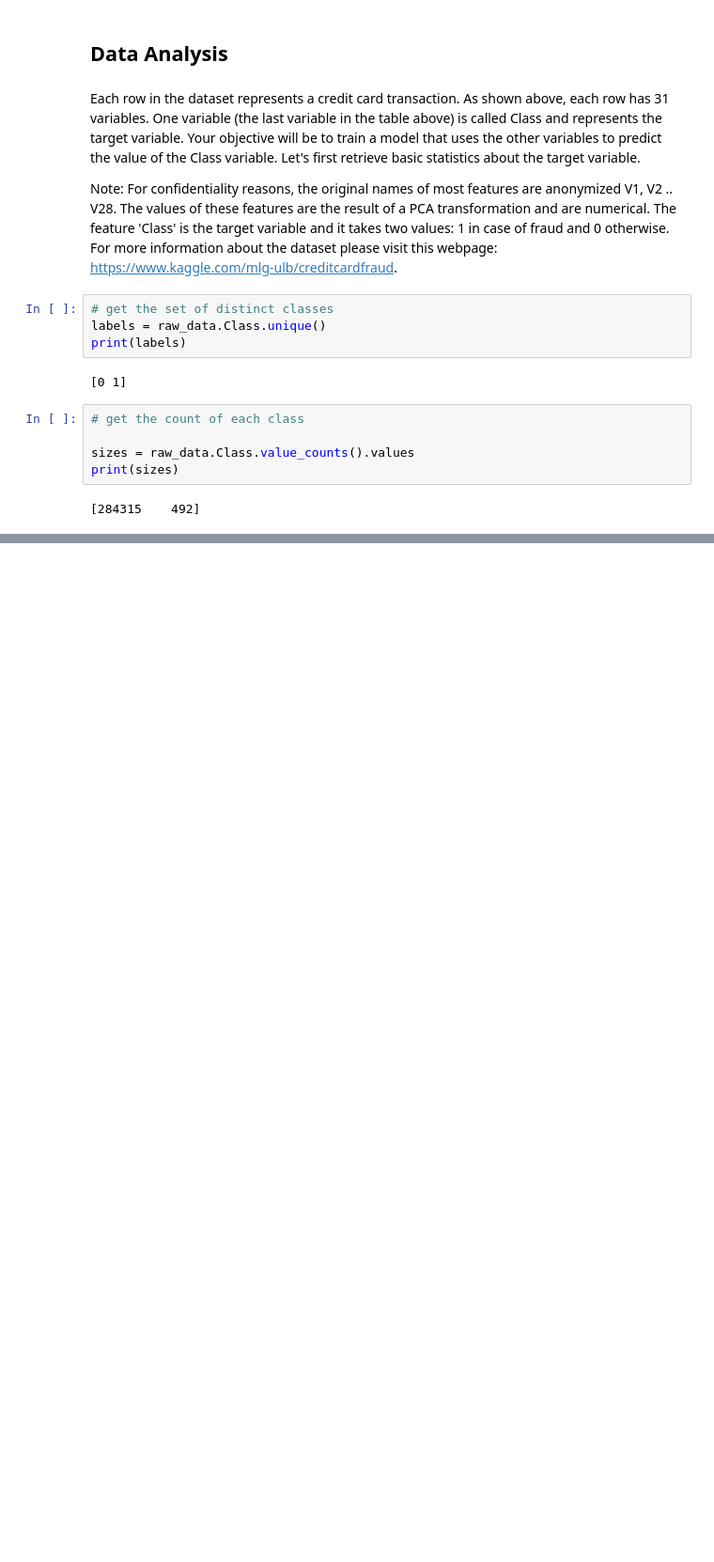
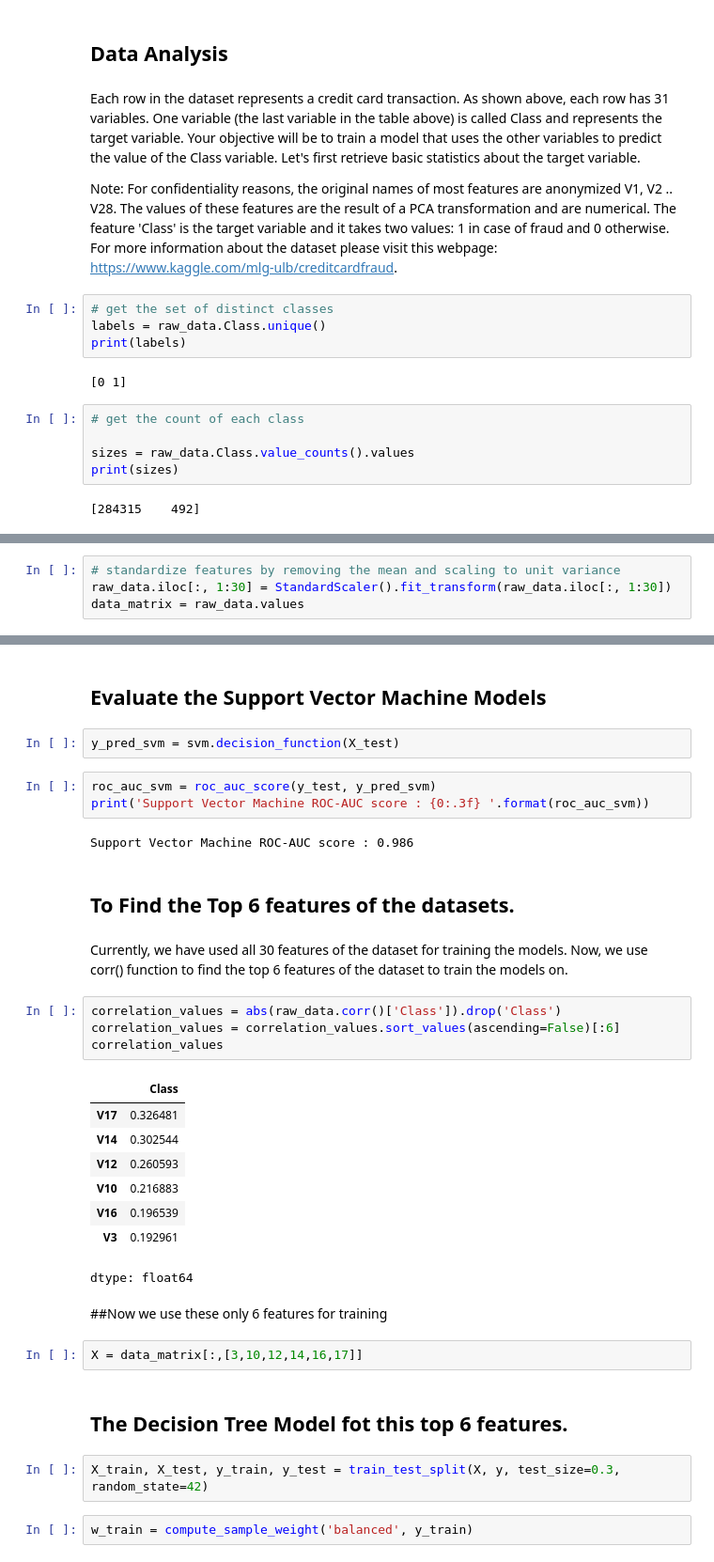
Before and after one commit to Sank3t-Pand3y/MachineLearning_Projects, a Jupyter notebook: Credit_card_fraud_detection_with_Decision_Trees_and_SVM.ipynb, the cells around one changed output, grey strips where cells are left out. Shown at 94% size. Drawn from its saved outputs; the diff is of its cells as text; blank space fills up the shorter version.

```diff
--- a/Credit_card_fraud_detection_with_Decision_Trees_and_SVM.ipynb
+++ b/Credit_card_fraud_detection_with_Decision_Trees_and_SVM.ipynb
@@ -55,0 +97,4 @@ print(sizes)
+# %%
+# standardize features by removing the mean and scaling to unit variance
+raw_data.iloc[:, 1:30] = StandardScaler().fit_transform(raw_data.iloc[:, 1:30])
+data_matrix = raw_data.values
@@ -55,0 +194,36 @@ print(sizes)
+# %% [markdown]
+## Evaluate the Support Vector Machine Models
+# %%
+y_pred_svm = svm.decision_function(X_test)
+# %%
+roc_auc_svm = roc_auc_score(y_test, y_pred_svm)
+print('Support Vector Machine ROC-AUC score : {0:.3f} '.format(roc_auc_svm))
+# %% [output]
+Support Vector Machine ROC-AUC score : 0.986
+# %% [markdown]
+## To Find the Top 6 features of the datasets.
+# %% [markdown]
+Currently, we have used all 30 features of the dataset for training the models. Now, we use corr() function to find the top 6 features of the dataset to train the models on.
+# %%
+correlation_values = abs(raw_data.corr()['Class']).drop('Class')
+correlation_values = correlation_values.sort_values(ascending=False)[:6]
+correlation_values
+# %% [output]
+|  | Class |
+| V17 | 0.326481 |
+| V14 | 0.302544 |
+| V12 | 0.260593 |
+| V10 | 0.216883 |
+| V16 | 0.196539 |
+| V3 | 0.192961 |
+dtype: float64
+# %% [markdown]
+##Now we use these only 6 features for training
+# %%
+X = data_matrix[:,[3,10,12,14,16,17]]
+# %% [markdown]
+## The Decision Tree Model fot this top 6 features.
+# %%
+X_train, X_test, y_train, y_test = train_test_split(X, y, test_size=0.3, random_state=42)
+# %%
+w_train = compute_sample_weight('balanced', y_train)
```
Also changed, not shown: parts of 36 cells of this notebook.
